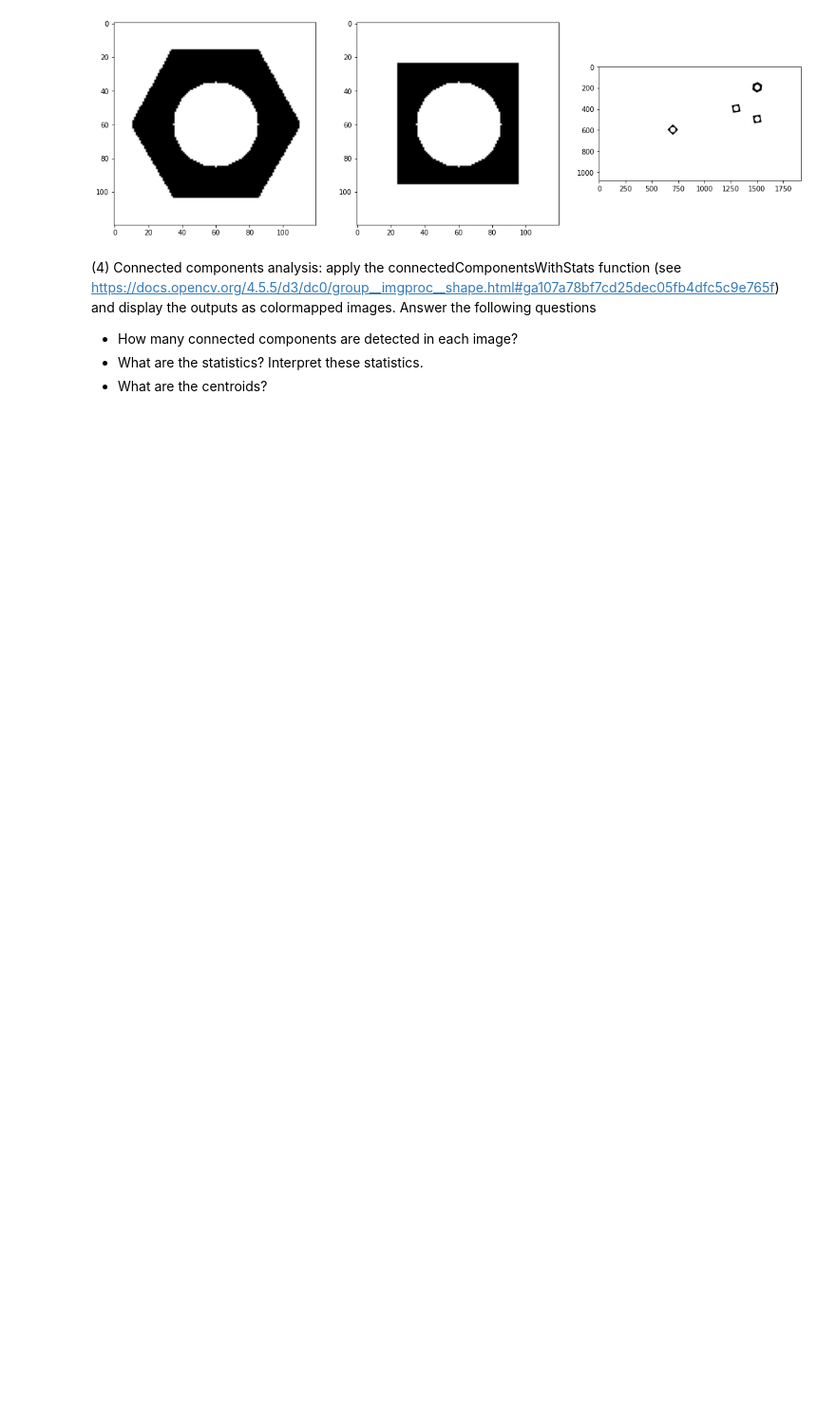
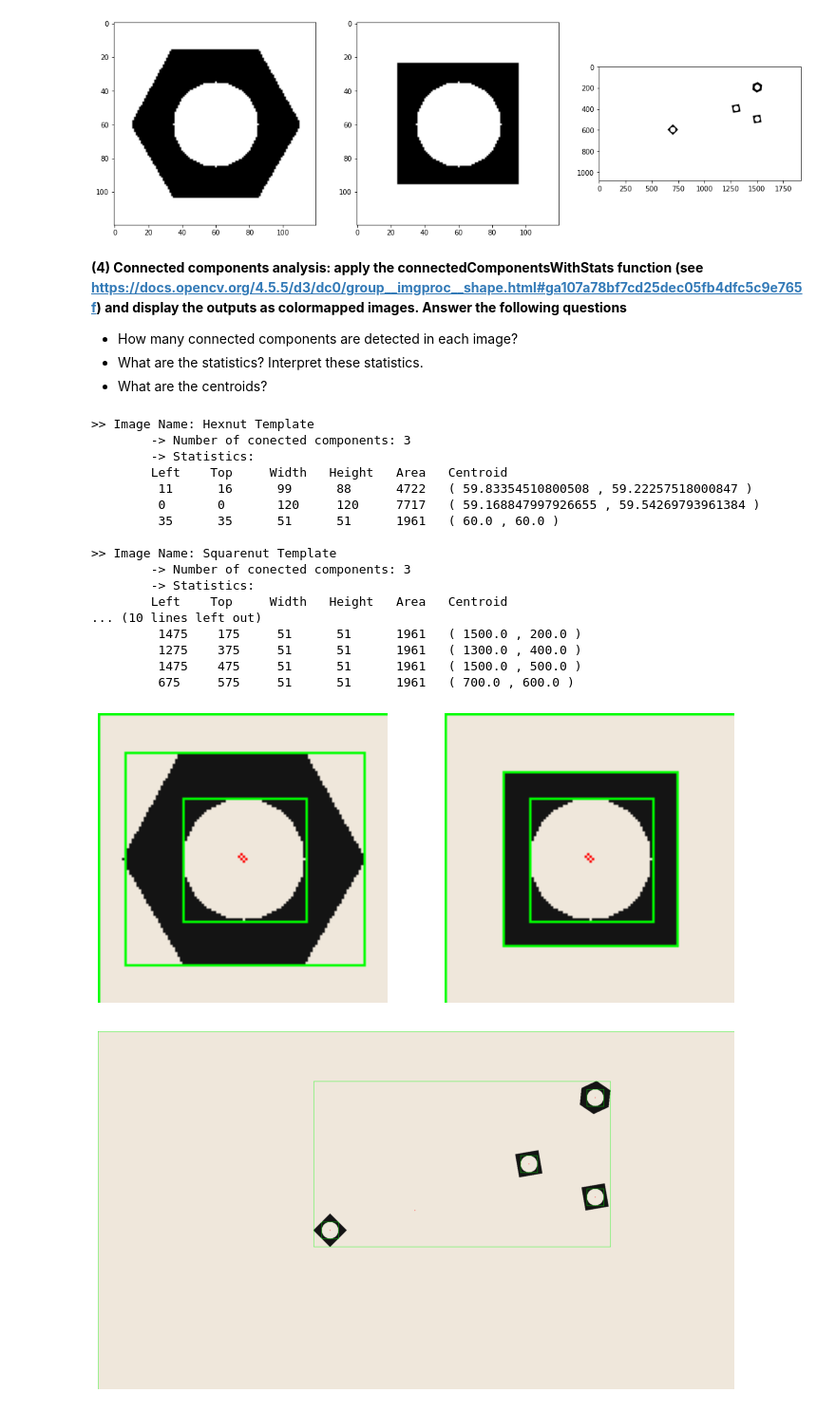
Before and after one commit to vidurawarna/EN2550_CV, a Jupyter notebook: Assignments/Assignment 3/190397E_a03.ipynb, the cells around one changed output. Shown at 95% size. Drawn from its saved outputs; the diff is of its cells as text; code cells hidden in the pictures; blank space fills up the shorter version.

Commit message:
Assignment 3-Connected components done

```diff
--- a/Assignments/Assignment 3/190397E_a03.ipynb
+++ b/Assignments/Assignment 3/190397E_a03.ipynb
@@ -17,6 +17,8 @@ import matplotlib.pyplot as plt
 hexnut_template = cv.imread('hexnut_template.png', cv.IMREAD_COLOR)
 squarenut_template =  cv.imread('squarenut_template.png', cv.IMREAD_COLOR)
 conveyor_f100 =  cv.imread('conveyor_f100.png', cv.IMREAD_COLOR)
+
+images = [hexnut_template,squarenut_template,conveyor_f100]
 
 fig, ax = plt. subplots(1,3,figsize=(18,6))
 ax[0].imshow(cv.cvtColor(hexnut_template, cv.COLOR_RGB2BGR))
@@ -64,7 +68,61 @@ plt.show()
 [figure]
 # %% [markdown]
 
-(4) Connected components analysis: apply the connectedComponentsWithStats function (see https://docs.opencv.org/4.5.5/d3/dc0/group__imgproc__shape.html#ga107a78bf7cd25dec05fb4dfc5c9e765f) and display the outputs as colormapped images. Answer the following questions
+<b>(4) Connected components analysis: apply the connectedComponentsWithStats function (see https://docs.opencv.org/4.5.5/d3/dc0/group__imgproc__shape.html#ga107a78bf7cd25dec05fb4dfc5c9e765f) and display the outputs as colormapped images. Answer the following questions
 * How many connected components are detected in each image?
 * What are the statistics? Interpret these statistics.
-* What are the centroids?
+* What are the centroids?</b>
+# %%
+outputs = []
+names = ['Hexnut Template','Squarenut Template','Conveyor f100']
+
+fig, ax = plt.subplots(1,2,figsize=(12,6))
+fig2,ax2 = plt.subplots(figsize=(12,12))
+for i in range(3):
+
+    (no_Labels, labels, stats, centroids) = cv.connectedComponentsWithStats(morph_images[i], 4, cv.CV_32S)
+    outputs.append((numLabels, labels, stats, centroids))
+
+    print(">> Image Name: " + names[i]+"\n\t-> Number of conected components: "+str(no_Labels))
+    print("\t-> Statistics: ")
+    print("\tLeft  \tTop  \tWidth  \tHeight   Area\tCentroid")
+
+    output = images[i].copy()
+
+    for j in range(no_Labels):
+        x = stats[j, cv.CC_STAT_LEFT]
+        y = stats[j, cv.CC_STAT_TOP]
+        w = stats[j, cv.CC_STAT_WIDTH]
+        h = stats[j, cv.CC_STAT_HEIGHT]
+        area = stats[j, cv.CC_STAT_AREA]
+        (cX, cY) = centroids[j]
+        cv.rectangle(output, (x, y), (x + w, y + h), (0, 255, 0), 1)
+        cv.circle(output, (int(cX), int(cY)), 1, (0, 0, 255), 1)
+        print("\t",x,"\t",y,"\t",w,"\t",h,"\t",area,"\t(",cX,",",cY,")")
+    if i<2:
+        ax[i].imshow(cv.cvtColor(output, cv.COLOR_RGB2BGR))
+        ax[i].axis('off')
+    else:
+        ax2.imshow(cv.cvtColor(output, cv.COLOR_RGB2BGR))
+        ax2.axis('off')
+    print("")
+# %% [output]
+>> Image Name: Hexnut Template
+        -> Number of conected components: 3
+        -> Statistics:
+        Left    Top     Width   Height   Area   Centroid
+         11      16      99      88      4722   ( 59.83354510800508 , 59.22257518000847 )
+         0       0       120     120     7717   ( 59.168847997926655 , 59.54269793961384 )
+         35      35      51      51      1961   ( 60.0 , 60.0 )
+
+>> Image Name: Squarenut Template
+        -> Number of conected components: 3
+        -> Statistics:
+        Left    Top     Width   Height   Area   Centroid
+... (10 lines left out)
+         1475    175     51      51      1961   ( 1500.0 , 200.0 )
+         1275    375     51      51      1961   ( 1300.0 , 400.0 )
+         1475    475     51      51      1961   ( 1500.0 , 500.0 )
+         675     575     51      51      1961   ( 700.0 , 600.0 )
+[figure, added]
+[figure, added]
```
Also changed, not shown: parts of 6 cells of this notebook, 3 other files.
